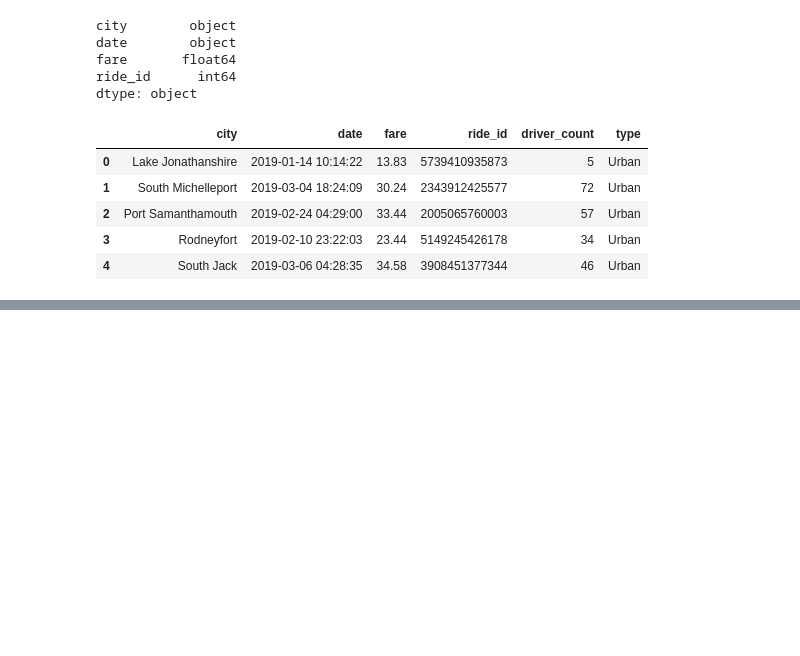
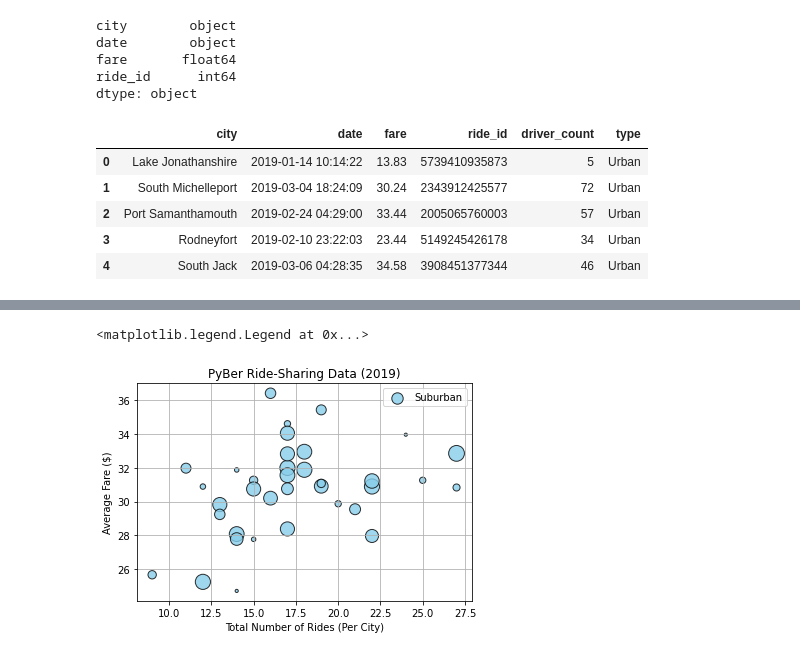
Before and after one commit to vedikanigam/PyBer_Analysis, a Jupyter notebook: PyBer.ipynb, the cells around one changed output, grey strips where cells are left out. Saved outputs shown, nothing was run; the diff lists cells and outputs as text; code cells hidden in the pictures; blank space fills up the shorter version.

```diff
--- a/PyBer.ipynb
+++ b/PyBer.ipynb
@@ -85,0 +88,3 @@ pyber_data_df.head()
+# %%
+suburban_cities_df=pyber_data_df[pyber_data_df["type"]=="Suburban"]
+rural_cities_df=pyber_data_df[pyber_data_df["type"]=="Rural"]
@@ -85,0 +134,12 @@ pyber_data_df.head()
+# %%
+plt.scatter(suburban_rides,suburban_averagefare,s=10*suburban_drivercount,
+           c="skyblue",edgecolor="black",linewidths=1,alpha=0.8,
+            label="Suburban")
+plt.title("PyBer Ride-Sharing Data (2019)")
+plt.xlabel("Total Number of Rides (Per City)")
+plt.ylabel("Average Fare ($)")
+plt.grid(True)
+plt.legend()
+# %% [output]
+<matplotlib.legend.Legend at 0x...>
+[figure, added]
```
Also changed, not shown: parts of 12 cells of this notebook, 4 other files.
